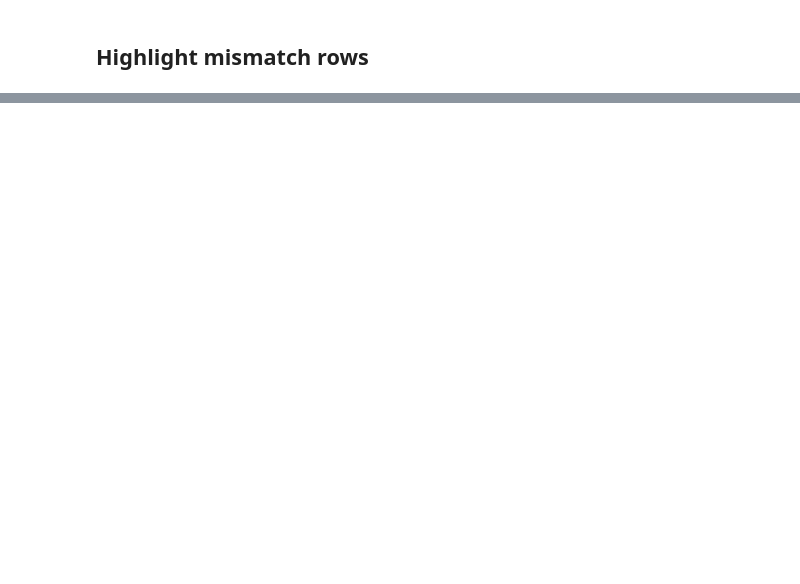
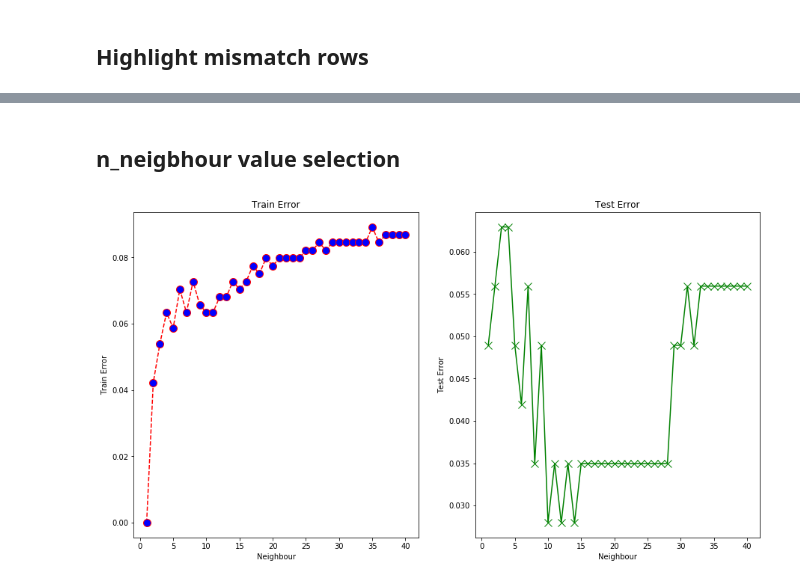
Before and after one commit to bharatadhikari88/python, a Jupyter notebook: supervise/classifier/cancer.ipynb, the cells around one changed output, grey strips where cells are left out. Cells and saved outputs as stored; diff of their text form; code cells hidden in the pictures; blank space fills up the shorter version.

Commit message:
n_neighbour selection

```diff
--- a/supervise/classifier/cancer.ipynb
+++ b/supervise/classifier/cancer.ipynb
@@ -130,3 +131,31 @@ predictDF.iloc[10:40,:].style.apply(highlightMismatch,axis=1)
 | 37 | 12.36 | 18.54 | 79.01 | 466.7 | 0.08477 | 0.06815 | benign | ... |
 | 38 | 14.86 | 16.94 | 94.89 | 673.7 | 0.08924 | 0.07074 | benign | ... |
 | 39 | 21.71 | 17.25 | 140.9 | 1546 | 0.09384 | 0.08562 | malignant | ... |
+# %% [markdown]
+## n_neigbhour value selection
+# %%
+error ={'n':[],'etrain':[],'etest':[]}
+for i in np.arange(1,41):
+    classifier = KNeighborsClassifier(n_neighbors=i).fit(trainX,trainy);
+    error['n'].append(i);
+    error['etest'].append(1 - classifier.score(testX,testy));
+    error['etrain'].append(1 - classifier.score(trainX,trainy));
+
+fig, echart = plt.subplots(1,2,figsize=(15,8));
+echart[0].plot(error['n'],error['etrain'],color='red', linestyle='dashed', marker='o',
+         markerfacecolor='blue', markersize=10);
+echart[0].set_xlabel("Neighbour");
+echart[0].set_ylabel("Train Error");
+echart[0].set_title("Train Error");
+
+echart[1].plot(error['n'],error['etest'],color='green', linestyle='solid', marker='x',
+         markerfacecolor='yellow', markersize=10);
+echart[1].set_xlabel("Neighbour");
+echart[1].set_ylabel("Test Error");
+echart[1].set_title("Test Error");
+
+# neigbour 1 is overfitting value
+# neigbour value b/w 15 to 30 is give generlize solution
+#30 onward underfitting
+# %% [output]
+[figure, added]
```
Also changed, not shown: parts of 5 cells of this notebook.
